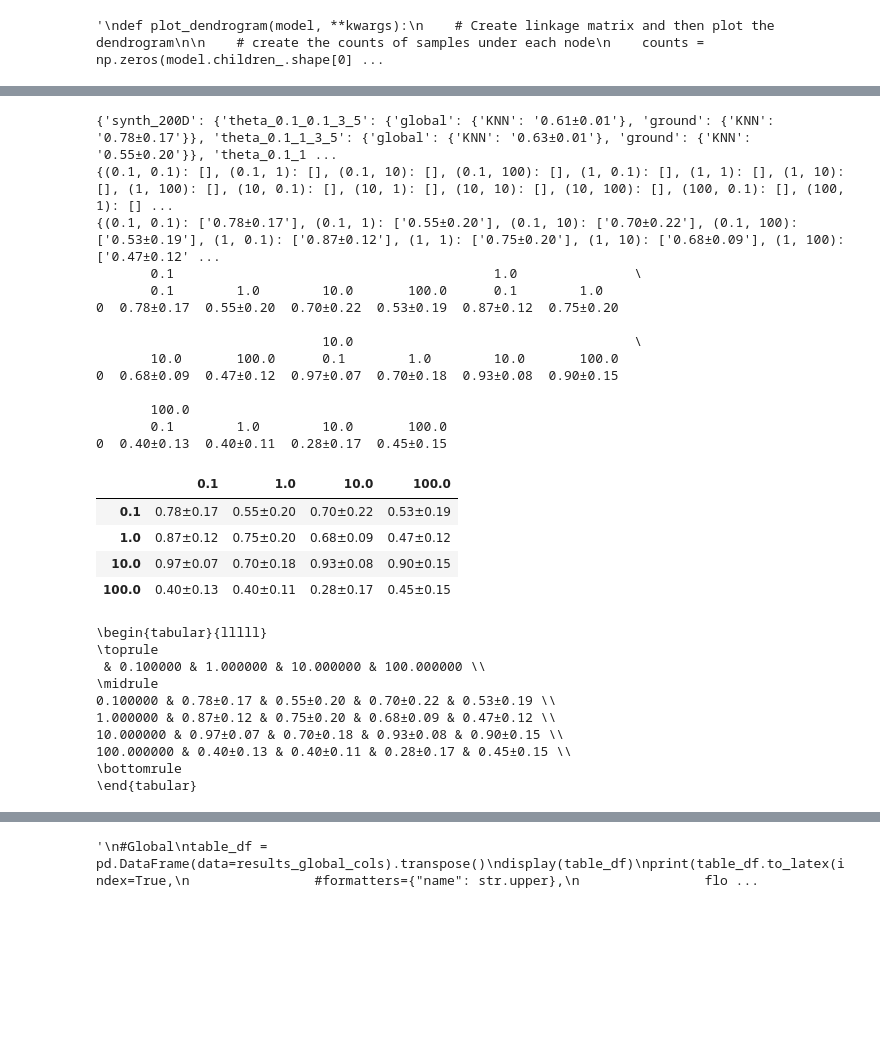
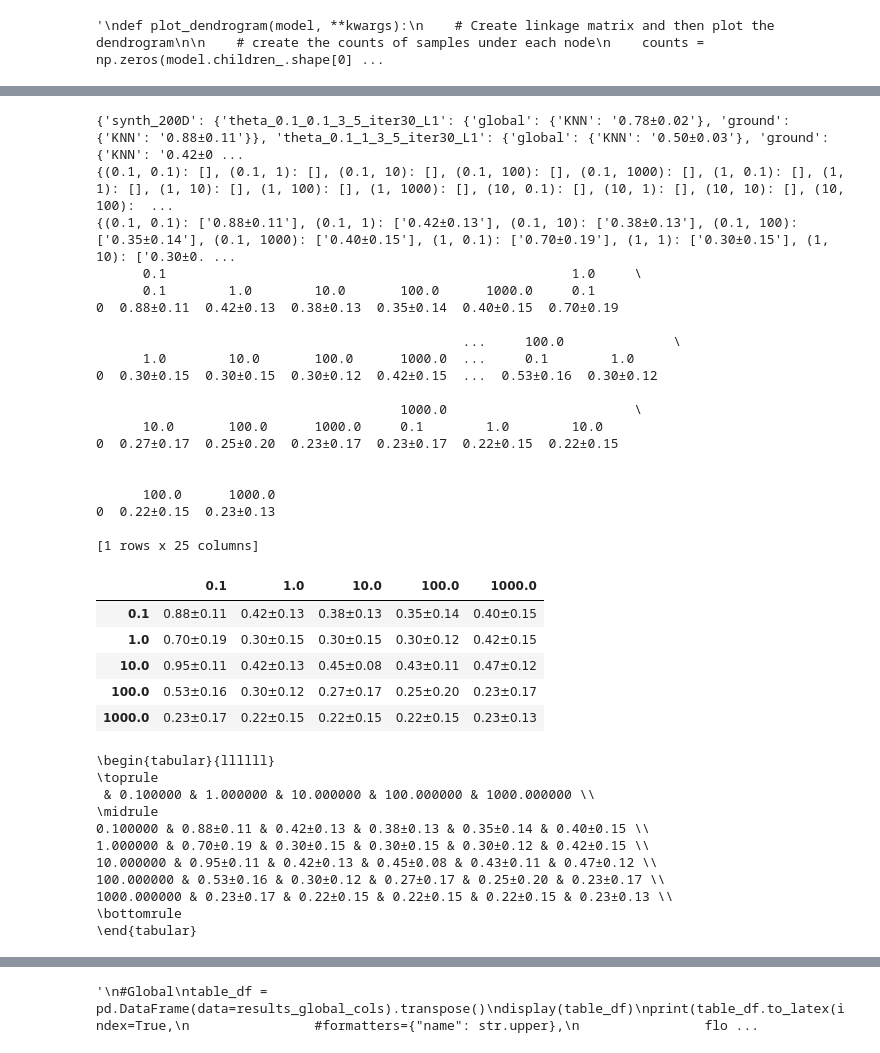
Before and after one commit to DaminK/GlobalGround-MetricLearning, a Jupyter notebook: code/reproduce_experiments/rebuttal_hyperparam_benchmark_synth.ipynb, the cells around one changed output, grey strips where cells are left out. Saved outputs shown, nothing was run; the diff lists cells and outputs as text; code cells hidden in the pictures; blank space fills up the shorter version.

```diff
--- a/code/reproduce_experiments/rebuttal_hyperparam_benchmark_synth.ipynb
+++ b/code/reproduce_experiments/rebuttal_hyperparam_benchmark_synth.ipynb
@@ -204,5 +216,5 @@ else:
 # %%
-n_threads = 80
+
 
 load_scRNA = False
 if load_scRNA:#
@@ -252,13 +264,8 @@ metrics = {
 }
 '''
 
-neighbor_t = [3] #,5,7
-rank_k = [5] #,10,25,50,100,200]
 
-alphas = [0.1,1,10,100]#,100] #,10,50,100]
-lambdas = [0.1,1,10,100]#,100]
-
-metrics = {f"theta_{a}_{l}_3_5": None for a in alphas for l in lambdas}
+metrics = {f"theta_{a}_{l}_{t}_5_iter{iter}_L{norm}": None for a in alphas for l in lambdas}
 
 #Load params for learned metric
 metric_params_path = "/home/kuehn/ot_metric_learning/damin-ggml/data/results/learned_parameters"
@@ -344,7 +352,7 @@ theta_100_100_3_5
 #wrapper for precomputed distance matrix
 #only execute once values are accessed
 class Computed_Distances():
-    def __init__(self, points, theta, n_threads=60):
+    def __init__(self, points, theta, n_threads=n_threads):
         self.n_treads = n_threads
         self.points = points
         self.theta = theta
@@ -622,7 +630,7 @@ for d,data in enumerate(precomputed_ground_distances):
                     #print(distances[mode_ind].shape)
                 else:
                     element_level = (distances, point_labels)
-                distribution_level = (compute_OT(datasets[data]["distributions"],datasets[data]["distributions_labels"],precomputed_distances=distances,numThreads=64),datasets[data]["distributions_labels"])
+                distribution_level = (compute_OT(datasets[data]["distributions"],datasets[data]["distributions_labels"],precomputed_distances=distances,numThreads=n_threads),datasets[data]["distributions_labels"])
             #except Exception as e:
             #    print(e)
             #    results[data][metric_name]=None
@@ -674,7 +682,7 @@ for d,data in enumerate(precomputed_ground_distances):
                 except Exception as e:
                     results[data][metric_name]=None
     print(results)
-    with open(f"{results_path}/{"_".join(datasets.keys())}2.pickle", 'wb') as handle:
+    with open(f"{results_path}/{'_'.join(datasets.keys())}2.pickle", 'wb') as handle:
         pickle.dump(results, handle, protocol=pickle.HIGHEST_PROTOCOL)
-        print(f"{results_path}/{"_".join(datasets.keys())}2.pickle")
+        print(f"{results_path}/{'_'.join(datasets.keys())}2.pickle")
 # %% [output]
@@ -695,13 +748,13 @@ print(results_ground_cols)
 for d in results:
     for a in alphas:
         for l in lambdas:
-            m = f"theta_{a}_{l}_3_5"
+            m = f"theta_{a}_{l}_{t}_5_iter{iter}_L{norm}"
 
             if m in results[d] and results[d][m] is not None:
                 for s in results[d][m]["ground"]:
-                    results_ground_cols[(a,l)].append(results[d][f"theta_{a}_{l}_3_5"]["ground"][s])
+                    results_ground_cols[(a,l)].append(results[d][m]["ground"][s])
                 for s in results[d][m]["global"]:
-                    results_global_cols[(a,l)].append(results[d][f"theta_{a}_{l}_3_5"]["global"][s])
+                    results_global_cols[(a,l)].append(results[d][m]["global"][s])
             else:
                 #del results_global_cols[(a,l)]
                 results_ground_cols[(a,l)].append("--")
@@ -737,65 +790,72 @@ for results_cols in [results_ground_cols,results_global_cols]:
                     float_format="{:.1f}".format,
     ))
 
-
 #formated for colormap
 for results_cols in [results_ground_cols,results_global_cols]:
 #Ground
 
 
     table_df = pd.DataFrame(data=results_cols).transpose()
 
     new_index = lambdas #table_df.index.levels[0]
     new_columns = alphas #table_df.index.levels[1]
     table_cmap_df  = pd.DataFrame(
-        data=[[f"\\zz{{{results_cols[(n, c)][0].split("±")[0]}}}" for c in new_columns] for n in new_index],
+        data=[[f"\\zz{{{results_cols[(n, c)][0].split('±')[0]}}}" for c in new_columns] for n in new_index],
         index=pd.Index(new_index),
         columns=new_columns,
     )
 
     #table_df = table_df.reset_index(level=1)
     display(table_cmap_df)
     print(table_cmap_df.to_latex(index=True,
                     #formatters={"name": str.upper},
                     float_format="{:.1f}".format,
     ))
 
 '''
 #Global
 table_df = pd.DataFrame(data=results_global_cols).transpose()
 display(table_df)
 print(table_df.to_latex(index=True,
                 #formatters={"name": str.upper},
                 float_format="{:.1f}".format,
 ))
 '''
 # %% [output]
-{'synth_200D': {'theta_0.1_0.1_3_5': {'global': {'KNN': '0.61±0.01'}, 'ground': {'KNN': '0.78±0.17'}}, 'theta_0.1_1_3_5': {'global': {'KNN': '0.63±0.01'}, 'ground': {'KNN': '0.55±0.20'}}, 'theta_0.1_1 ...
-{(0.1, 0.1): [], (0.1, 1): [], (0.1, 10): [], (0.1, 100): [], (1, 0.1): [], (1, 1): [], (1, 10): [], (1, 100): [], (10, 0.1): [], (10, 1): [], (10, 10): [], (10, 100): [], (100, 0.1): [], (100, 1): [] ...
-{(0.1, 0.1): ['0.78±0.17'], (0.1, 1): ['0.55±0.20'], (0.1, 10): ['0.70±0.22'], (0.1, 100): ['0.53±0.19'], (1, 0.1): ['0.87±0.12'], (1, 1): ['0.75±0.20'], (1, 10): ['0.68±0.09'], (1, 100): ['0.47±0.12' ...
-       0.1                                         1.0               \
-       0.1        1.0        10.0       100.0      0.1        1.0
-0  0.78±0.17  0.55±0.20  0.70±0.22  0.53±0.19  0.87±0.12  0.75±0.20
+{'synth_200D': {'theta_0.1_0.1_3_5_iter30_L1': {'global': {'KNN': '0.78±0.02'}, 'ground': {'KNN': '0.88±0.11'}}, 'theta_0.1_1_3_5_iter30_L1': {'global': {'KNN': '0.50±0.03'}, 'ground': {'KNN': '0.42±0 ...
+{(0.1, 0.1): [], (0.1, 1): [], (0.1, 10): [], (0.1, 100): [], (0.1, 1000): [], (1, 0.1): [], (1, 1): [], (1, 10): [], (1, 100): [], (1, 1000): [], (10, 0.1): [], (10, 1): [], (10, 10): [], (10, 100):  ...
+{(0.1, 0.1): ['0.88±0.11'], (0.1, 1): ['0.42±0.13'], (0.1, 10): ['0.38±0.13'], (0.1, 100): ['0.35±0.14'], (0.1, 1000): ['0.40±0.15'], (1, 0.1): ['0.70±0.19'], (1, 1): ['0.30±0.15'], (1, 10): ['0.30±0. ...
+      0.1                                                    1.0     \
+      0.1        1.0        10.0       100.0      1000.0     0.1
+0  0.88±0.11  0.42±0.13  0.38±0.13  0.35±0.14  0.40±0.15  0.70±0.19
 
-                             10.0                                    \
-       10.0       100.0      0.1        1.0        10.0       100.0
-0  0.68±0.09  0.47±0.12  0.97±0.07  0.70±0.18  0.93±0.08  0.90±0.15
+                                               ...     100.0              \
+      1.0        10.0       100.0      1000.0  ...     0.1        1.0
+0  0.30±0.15  0.30±0.15  0.30±0.12  0.42±0.15  ...  0.53±0.16  0.30±0.12
 
-       100.0
-       0.1        1.0        10.0       100.0
-0  0.40±0.13  0.40±0.11  0.28±0.17  0.45±0.15
+                                       1000.0                        \
+      10.0       100.0      1000.0     0.1        1.0        10.0
+0  0.27±0.17  0.25±0.20  0.23±0.17  0.23±0.17  0.22±0.15  0.22±0.15
+
+
+      100.0      1000.0
+0  0.22±0.15  0.23±0.13
+
+[1 rows x 25 columns]
-|  | 0.1 | 1.0 | 10.0 | 100.0 |
-| 0.1 | 0.78±0.17 | 0.55±0.20 | 0.70±0.22 | 0.53±0.19 |
-| 1.0 | 0.87±0.12 | 0.75±0.20 | 0.68±0.09 | 0.47±0.12 |
-| 10.0 | 0.97±0.07 | 0.70±0.18 | 0.93±0.08 | 0.90±0.15 |
-| 100.0 | 0.40±0.13 | 0.40±0.11 | 0.28±0.17 | 0.45±0.15 |
+|  | 0.1 | 1.0 | 10.0 | 100.0 | 1000.0 |
+| 0.1 | 0.88±0.11 | 0.42±0.13 | 0.38±0.13 | 0.35±0.14 | 0.40±0.15 |
+| 1.0 | 0.70±0.19 | 0.30±0.15 | 0.30±0.15 | 0.30±0.12 | 0.42±0.15 |
+| 10.0 | 0.95±0.11 | 0.42±0.13 | 0.45±0.08 | 0.43±0.11 | 0.47±0.12 |
+| 100.0 | 0.53±0.16 | 0.30±0.12 | 0.27±0.17 | 0.25±0.20 | 0.23±0.17 |
+| 1000.0 | 0.23±0.17 | 0.22±0.15 | 0.22±0.15 | 0.22±0.15 | 0.23±0.13 |
-\begin{tabular}{lllll}
+\begin{tabular}{llllll}
 \toprule
- & 0.100000 & 1.000000 & 10.000000 & 100.000000 \\
+ & 0.100000 & 1.000000 & 10.000000 & 100.000000 & 1000.000000 \\
 \midrule
-0.100000 & 0.78±0.17 & 0.55±0.20 & 0.70±0.22 & 0.53±0.19 \\
-1.000000 & 0.87±0.12 & 0.75±0.20 & 0.68±0.09 & 0.47±0.12 \\
-10.000000 & 0.97±0.07 & 0.70±0.18 & 0.93±0.08 & 0.90±0.15 \\
-100.000000 & 0.40±0.13 & 0.40±0.11 & 0.28±0.17 & 0.45±0.15 \\
+0.100000 & 0.88±0.11 & 0.42±0.13 & 0.38±0.13 & 0.35±0.14 & 0.40±0.15 \\
+1.000000 & 0.70±0.19 & 0.30±0.15 & 0.30±0.15 & 0.30±0.12 & 0.42±0.15 \\
+10.000000 & 0.95±0.11 & 0.42±0.13 & 0.45±0.08 & 0.43±0.11 & 0.47±0.12 \\
+100.000000 & 0.53±0.16 & 0.30±0.12 & 0.27±0.17 & 0.25±0.20 & 0.23±0.17 \\
+1000.000000 & 0.23±0.17 & 0.22±0.15 & 0.22±0.15 & 0.22±0.15 & 0.23±0.13 \\
 \bottomrule
 \end{tabular}
```
Also changed, not shown: parts of 10 cells of this notebook, 23 other files.
